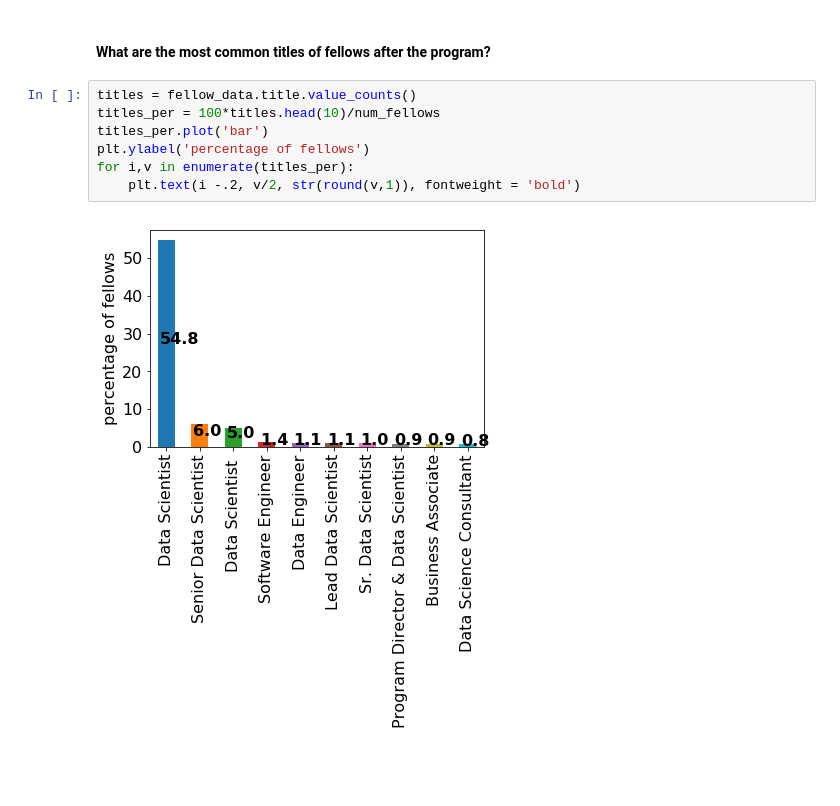
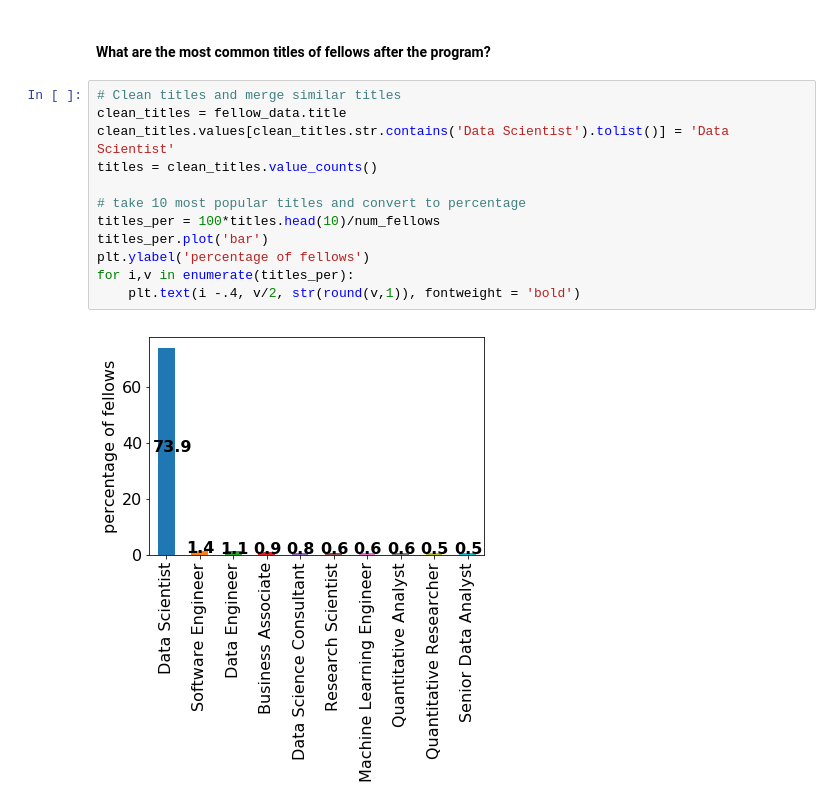
Before and after one commit to ohadmich/Web_scrapers, a Jupyter notebook: Insight_DS_fellows_data.ipynb, the cells around one changed output. Drawn from its saved outputs; the diff is of its cells as text; blank space fills up the shorter version.

Commit message:
updated title analysis

```diff
--- a/Insight_DS_fellows_data.ipynb
+++ b/Insight_DS_fellows_data.ipynb
@@ -190,11 +190,16 @@ for i,v in enumerate(companies_per):
 # %% [markdown]
 #### What are the most common titles of fellows after the program?
 # %%
-titles = fellow_data.title.value_counts()
+# Clean titles and merge similar titles
+clean_titles = fellow_data.title
+clean_titles.values[clean_titles.str.contains('Data Scientist').tolist()] = 'Data Scientist'
+titles = clean_titles.value_counts()
+
+# take 10 most popular titles and convert to percentage
 titles_per = 100*titles.head(10)/num_fellows
 titles_per.plot('bar')
 plt.ylabel('percentage of fellows')
 for i,v in enumerate(titles_per):
-    plt.text(i -.2, v/2, str(round(v,1)), fontweight = 'bold')
+    plt.text(i -.4, v/2, str(round(v,1)), fontweight = 'bold')
 # %% [output]
-[figure, old version]
+[figure, new version]
```
